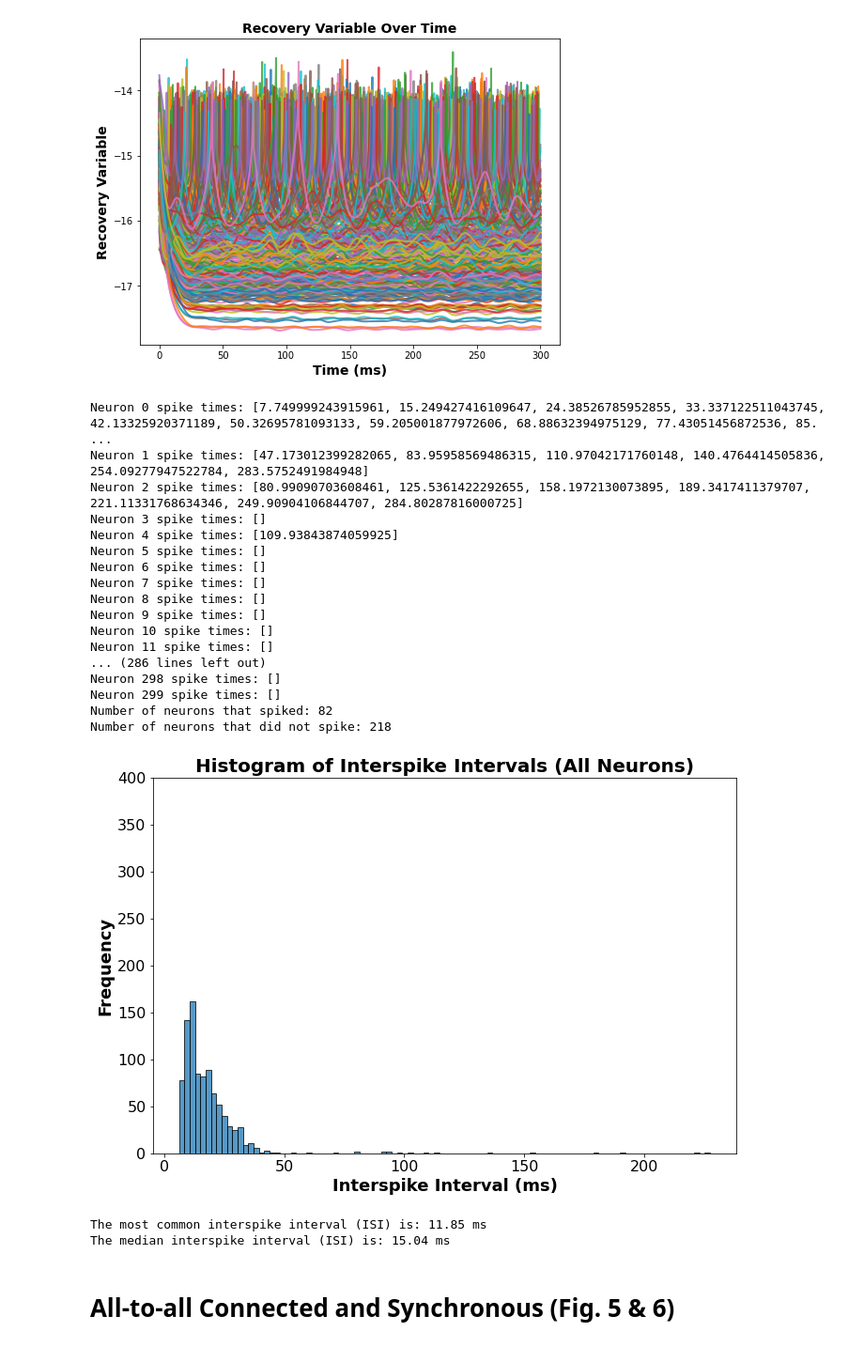
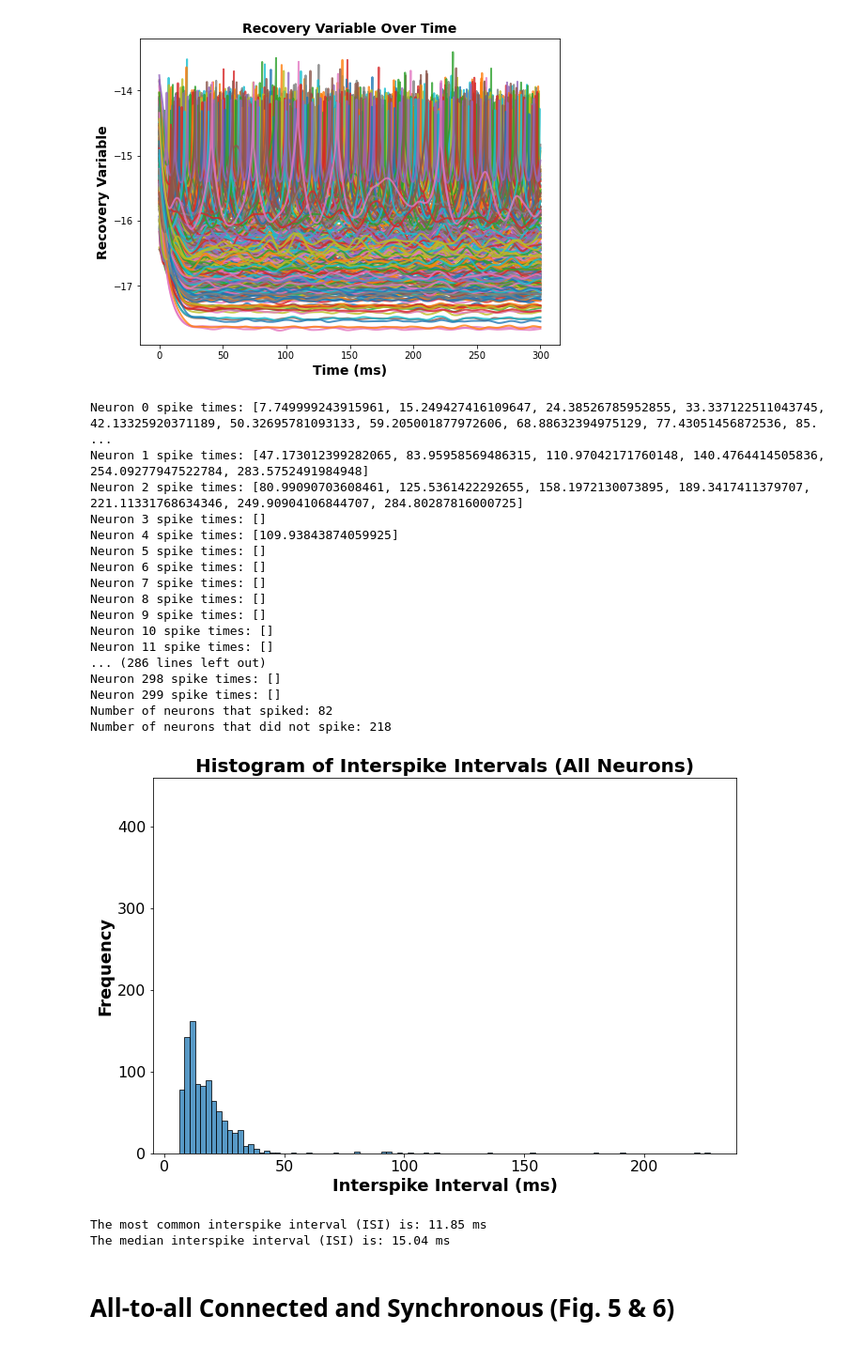
Before and after one commit to davidkelly2002/Final_Year_Thesis_Code, a Jupyter notebook: Neuron Simulation (Chapter 3).ipynb, the cells around one changed output. Shown at 94% size. Cells and saved outputs as stored; diff of their text form; code cells hidden in the pictures.

```diff
--- a/Neuron Simulation (Chapter 3).ipynb
+++ b/Neuron Simulation (Chapter 3).ipynb
@@ -398,7 +397,7 @@ if all_isis:
     plt.ylabel("Frequency", fontsize=18, fontweight='bold')
     plt.xticks(fontsize=16)
     plt.yticks(fontsize=16)
-    plt.ylim(0, 400)
+    plt.ylim(0, 460)
     plt.tight_layout()
 
     plt.savefig('Histogram_Interspike_Intervals_Sparse.png')
@@ -691,40 +687,40 @@ if all_isis:
     plt.ylabel("Frequency", fontsize=18, fontweight='bold')
     plt.xticks(fontsize=16)
     plt.yticks(fontsize=16)
-    plt.ylim(0, 400)
+    plt.ylim(0, 460)
     plt.tight_layout()
 
     plt.savefig('Histogram_Interspike_Intervals_Asynchronous.png')
     plt.show()
 
     # Report the most common ISI
     max_freq_idx = np.argmax(frequencies)
     most_common_isi = (bin_edges[max_freq_idx] + bin_edges[max_freq_idx + 1]) / 2
     median_isi = np.median(all_isis)
 
     print(f"The most common interspike interval (ISI) is: {most_common_isi:.2f} ms")
     print(f"The median interspike interval (ISI) is: {median_isi:.2f} ms")
 else:
     print("No ISIs found across neurons to plot.")
 # %% [output]
 Neuron 0 spike times: [7.749999243915961, 15.249427416109647, 24.38526785952855, 33.337122511043745, 42.13325920371189, 50.32695781093133, 59.205001877972606, 68.88632394975129, 77.43051456872536, 85. ...
 Neuron 1 spike times: [47.173012399282065, 83.95958569486315, 110.97042171760148, 140.4764414505836, 254.09277947522784, 283.5752491984948]
 Neuron 2 spike times: [80.99090703608461, 125.5361422292655, 158.1972130073895, 189.3417411379707, 221.11331768634346, 249.90904106844707, 284.80287816000725]
 Neuron 3 spike times: []
 Neuron 4 spike times: [109.93843874059925]
 Neuron 5 spike times: []
 Neuron 6 spike times: []
 Neuron 7 spike times: []
 Neuron 8 spike times: []
 Neuron 9 spike times: []
 Neuron 10 spike times: []
 Neuron 11 spike times: []
 ... (286 lines left out)
 Neuron 298 spike times: []
 Neuron 299 spike times: []
 Number of neurons that spiked: 82
 Number of neurons that did not spike: 218
-[figure, old version]
+[figure, new version]
 The most common interspike interval (ISI) is: 11.85 ms
 The median interspike interval (ISI) is: 15.04 ms
 # %% [markdown]
```
Also changed, not shown: parts of 8 cells of this notebook.
